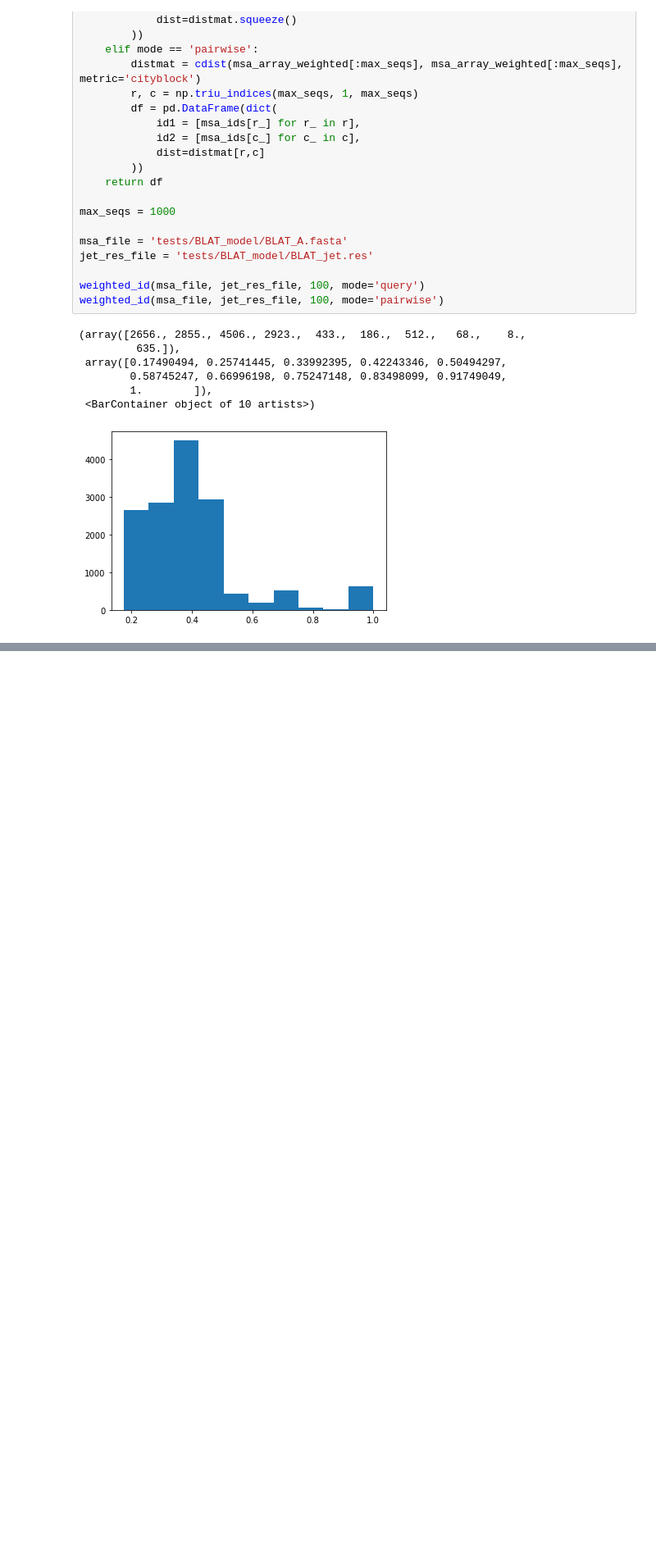
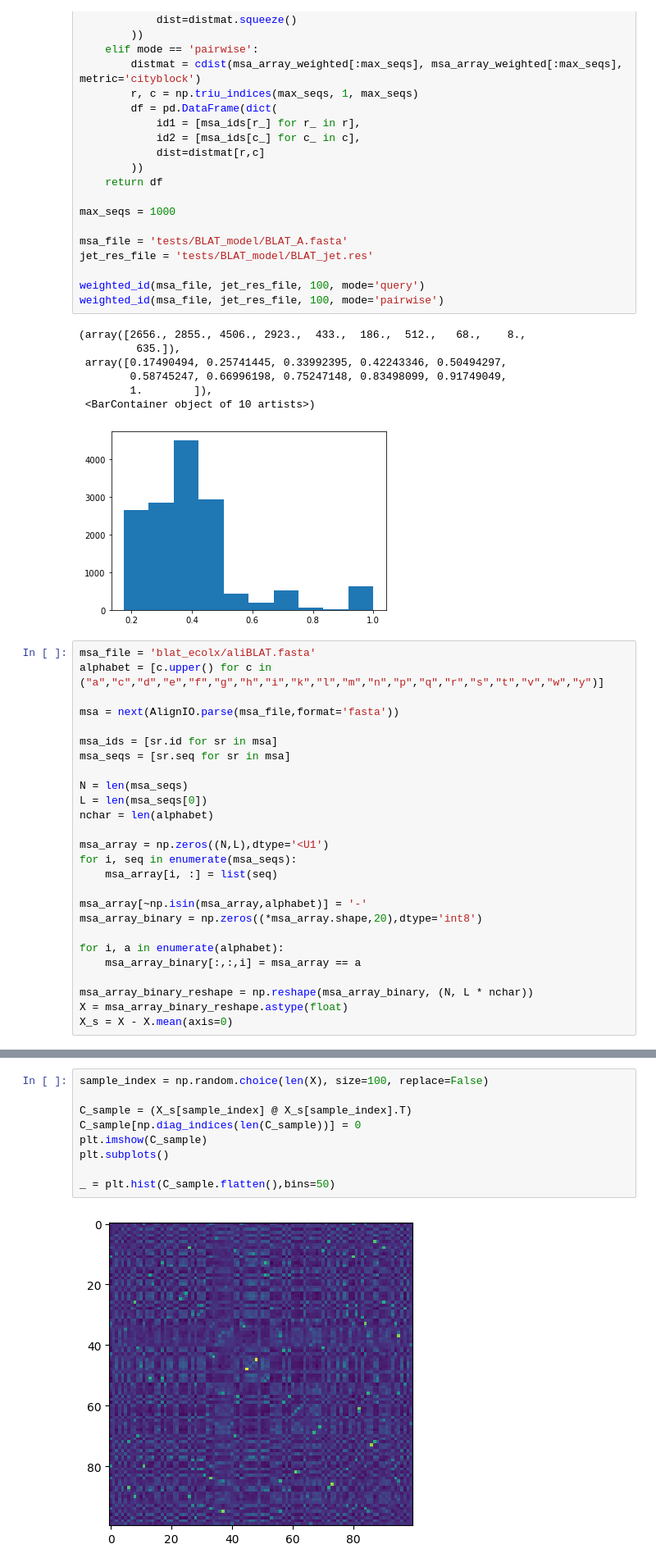
Before and after one commit to andrewcboardman/pyGEMME, a Jupyter notebook: examples/evo_distances.ipynb, the cells around one changed output, grey strips where cells are left out. Shown at 82% size. Saved outputs shown, nothing was run; the diff lists cells and outputs as text; blank space fills up the shorter version.

```diff
--- a/examples/evo_distances.ipynb
+++ b/examples/evo_distances.ipynb
@@ -606,3 +606,29 @@ weighted_id(msa_file, jet_res_file, 100, mode='pairwise')
         1.        ]),
  <BarContainer object of 10 artists>)
 [figure]
+# %%
+msa_file = 'blat_ecolx/aliBLAT.fasta'
+alphabet = [c.upper() for c in ("a","c","d","e","f","g","h","i","k","l","m","n","p","q","r","s","t","v","w","y")]
+
+msa = next(AlignIO.parse(msa_file,format='fasta'))
+
+msa_ids = [sr.id for sr in msa]
+msa_seqs = [sr.seq for sr in msa]
+
+N = len(msa_seqs)
+L = len(msa_seqs[0])
+nchar = len(alphabet)
+
+msa_array = np.zeros((N,L),dtype='<U1')
+for i, seq in enumerate(msa_seqs):
+    msa_array[i, :] = list(seq)
+
+msa_array[~np.isin(msa_array,alphabet)] = '-'
+msa_array_binary = np.zeros((*msa_array.shape,20),dtype='int8')
+
+for i, a in enumerate(alphabet):
+    msa_array_binary[:,:,i] = msa_array == a
+
+msa_array_binary_reshape = np.reshape(msa_array_binary, (N, L * nchar))
+X = msa_array_binary_reshape.astype(float)
+X_s = X - X.mean(axis=0)
@@ -608,0 +660,11 @@ weighted_id(msa_file, jet_res_file, 100, mode='pairwise')
+# %%
+sample_index = np.random.choice(len(X), size=100, replace=False)
+
+C_sample = (X_s[sample_index] @ X_s[sample_index].T)
+C_sample[np.diag_indices(len(C_sample))] = 0
+plt.imshow(C_sample)
+plt.subplots()
+
+_ = plt.hist(C_sample.flatten(),bins=50)
+# %% [output]
+[figure, added]
```
Also changed, not shown: parts of 23 cells of this notebook, 1 other file.
